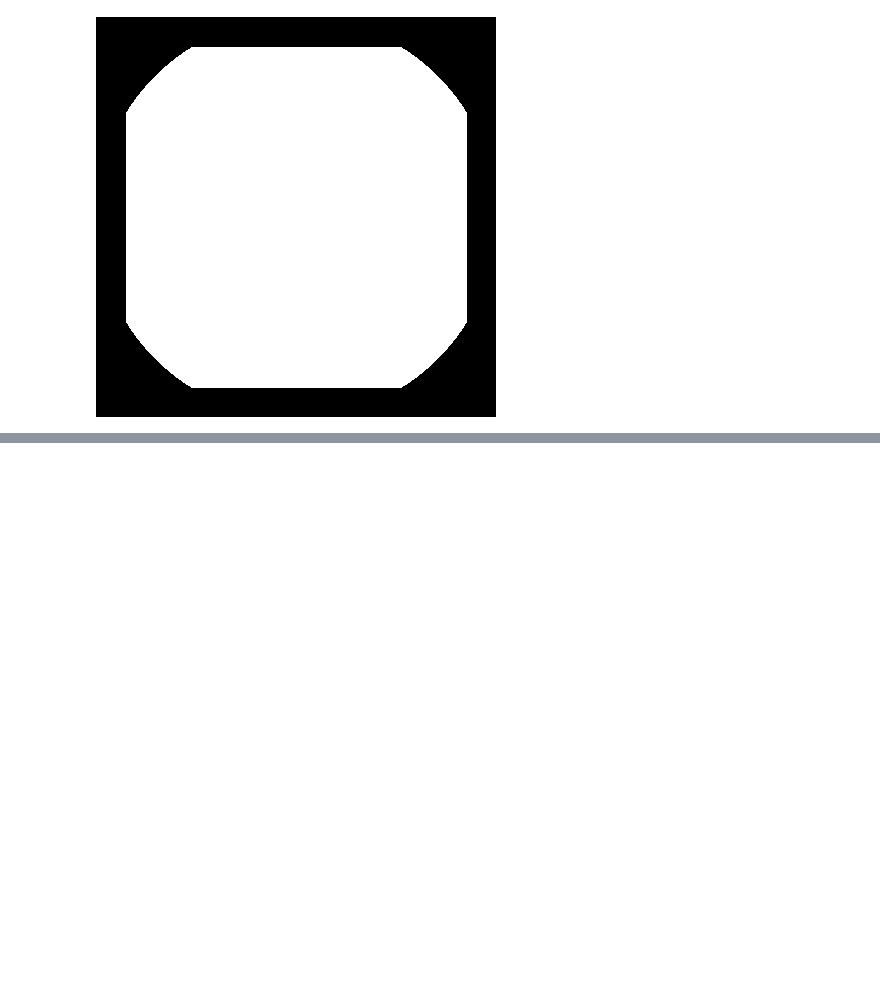
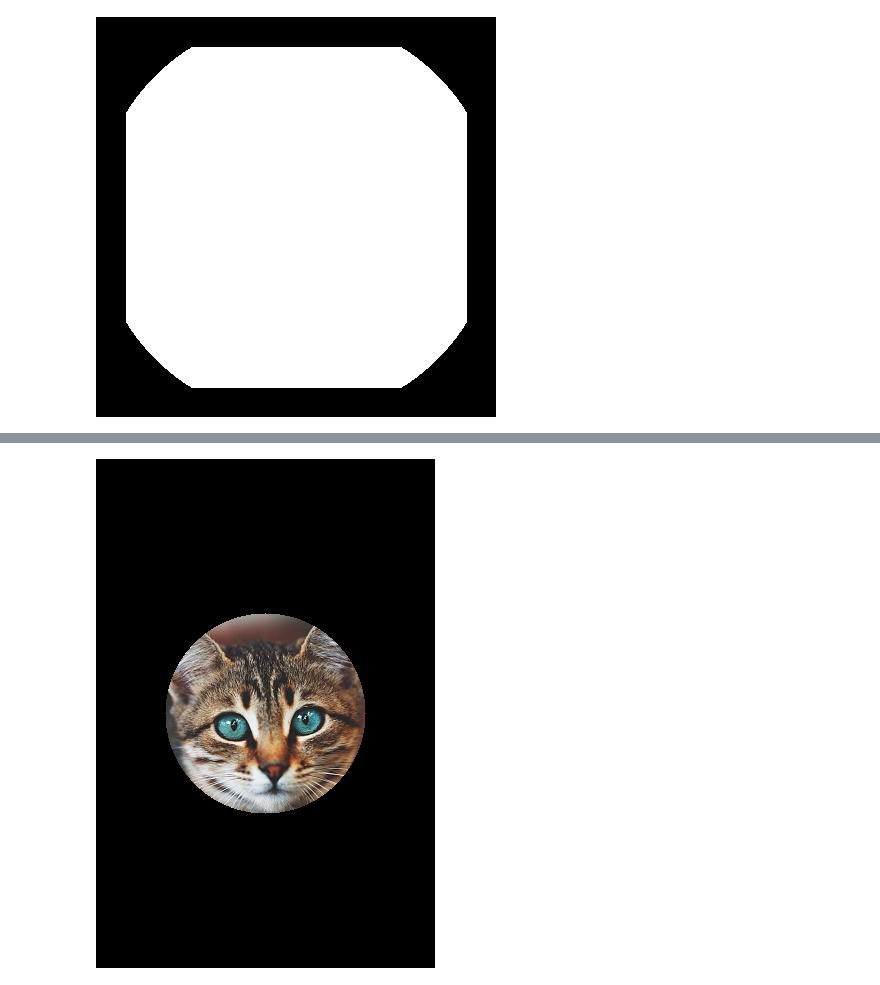
Before and after one commit to silvererudite/ML_algos_onSomeDatasets, a Jupyter notebook: openCV_tut.ipynb, the cells around one changed output, grey strips where cells are left out. Cells and saved outputs as stored; diff of their text form; code cells hidden in the pictures; blank space fills up the shorter version.

Commit message:
Explored till masks

```diff
--- a/openCV_tut.ipynb
+++ b/openCV_tut.ipynb
@@ -161,0 +177,8 @@ cv2_imshow(bitwise_and)
+# %%
+# masking
+blank = np.zeros(img.shape[:2], dtype="uint8")
+mask =  cv.circle(blank, (img.shape[1]//2, img.shape[0]//2), 100, 255, -1)
+masked =  cv.bitwise_and(img, img, mask = mask)
+cv2_imshow(masked)
+# %% [output]
+[figure, added]
```
Also changed, not shown: parts of 3 cells of this notebook.
